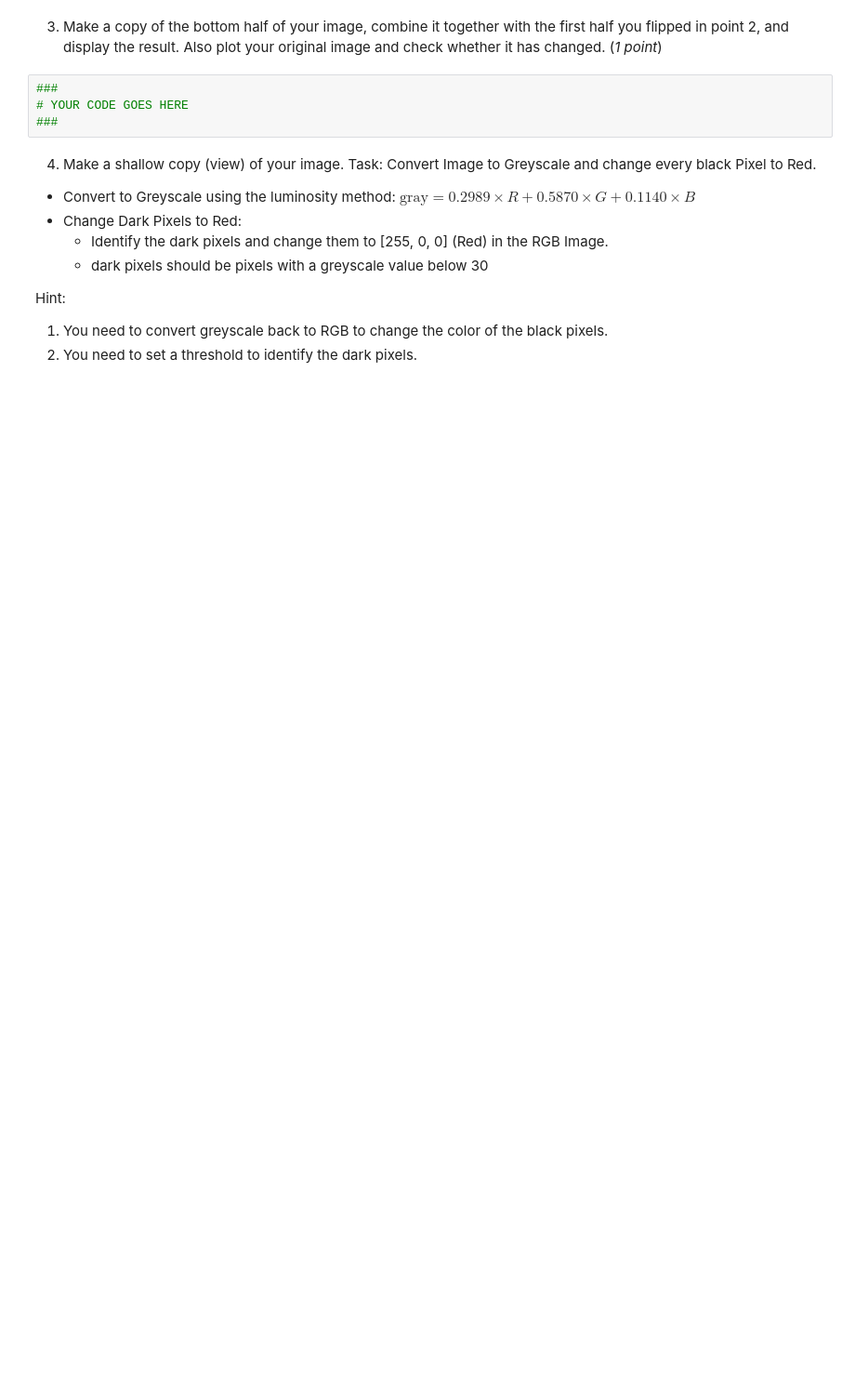
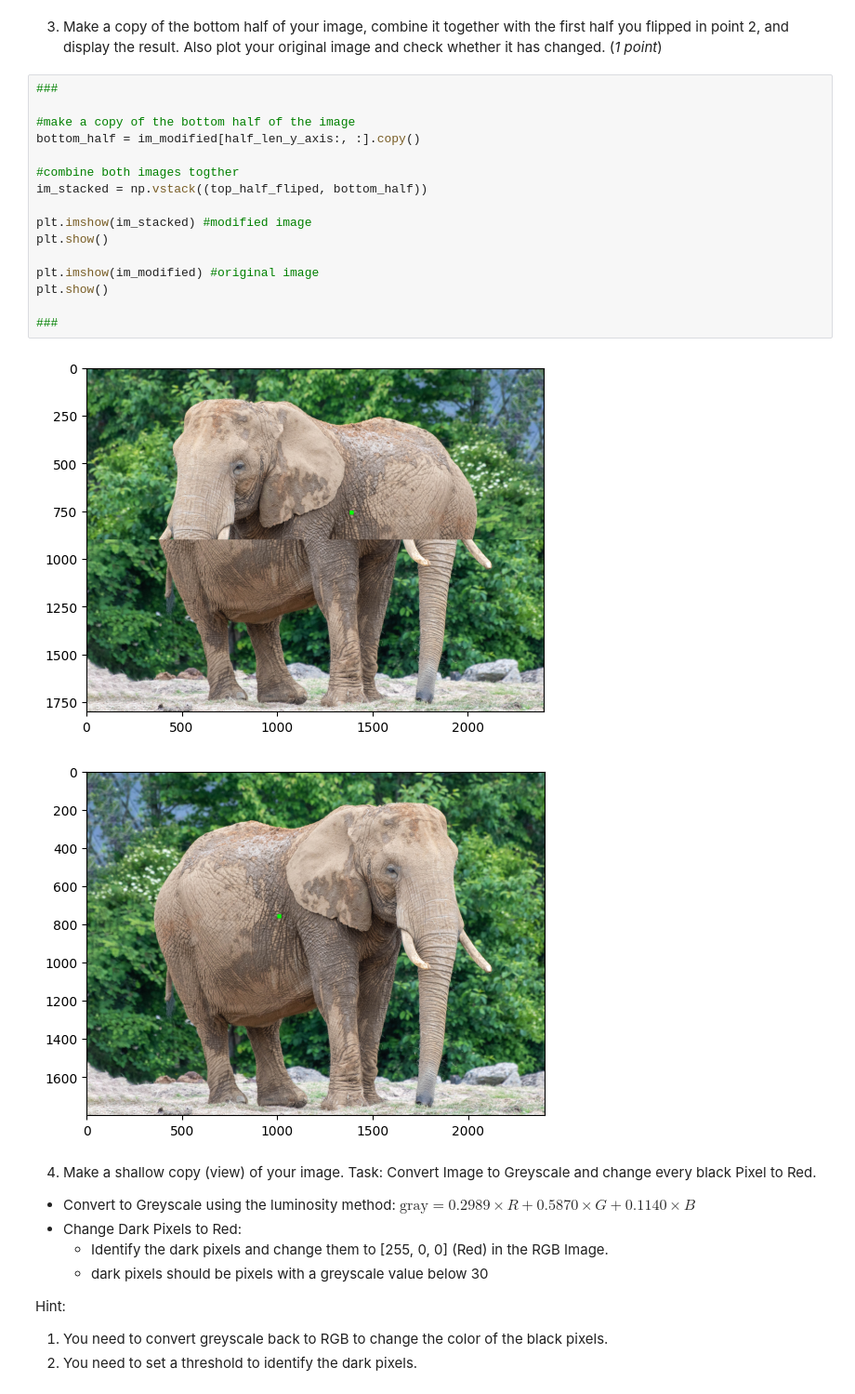
Before and after one commit to lye101/data_science_ex, a Jupyter notebook: W2_Assignment.ipynb, the cells around one changed output. Shown at 93% size. Cells and saved outputs as stored; diff of their text form; blank space fills up the shorter version.

```diff
--- a/W2_Assignment.ipynb
+++ b/W2_Assignment.ipynb
@@ -122,9 +131,24 @@ len(im_modified[:])
 # %% [markdown]
 3. Make a copy of the bottom half of your image, combine it together with the first half you flipped in point 2, and display the result. Also plot your original image and check whether it has changed. (*1 point*)
-# %%
-###
-# YOUR CODE GOES HERE
-###
+# %%
+###
+
+#make a copy of the bottom half of the image
+bottom_half = im_modified[half_len_y_axis:, :].copy()
+
+#combine both images togther
+im_stacked = np.vstack((top_half_fliped, bottom_half))
+
+plt.imshow(im_stacked) #modified image
+plt.show()
+
+plt.imshow(im_modified) #original image
+plt.show()
+
+###
+# %% [output]
+[figure, added]
+[figure, added]
 # %% [markdown]
 4. Make a shallow copy (view) of your image.
 Task: Convert Image to Greyscale and change every black Pixel to Red.
```
Also changed, not shown: parts of 7 cells of this notebook.
